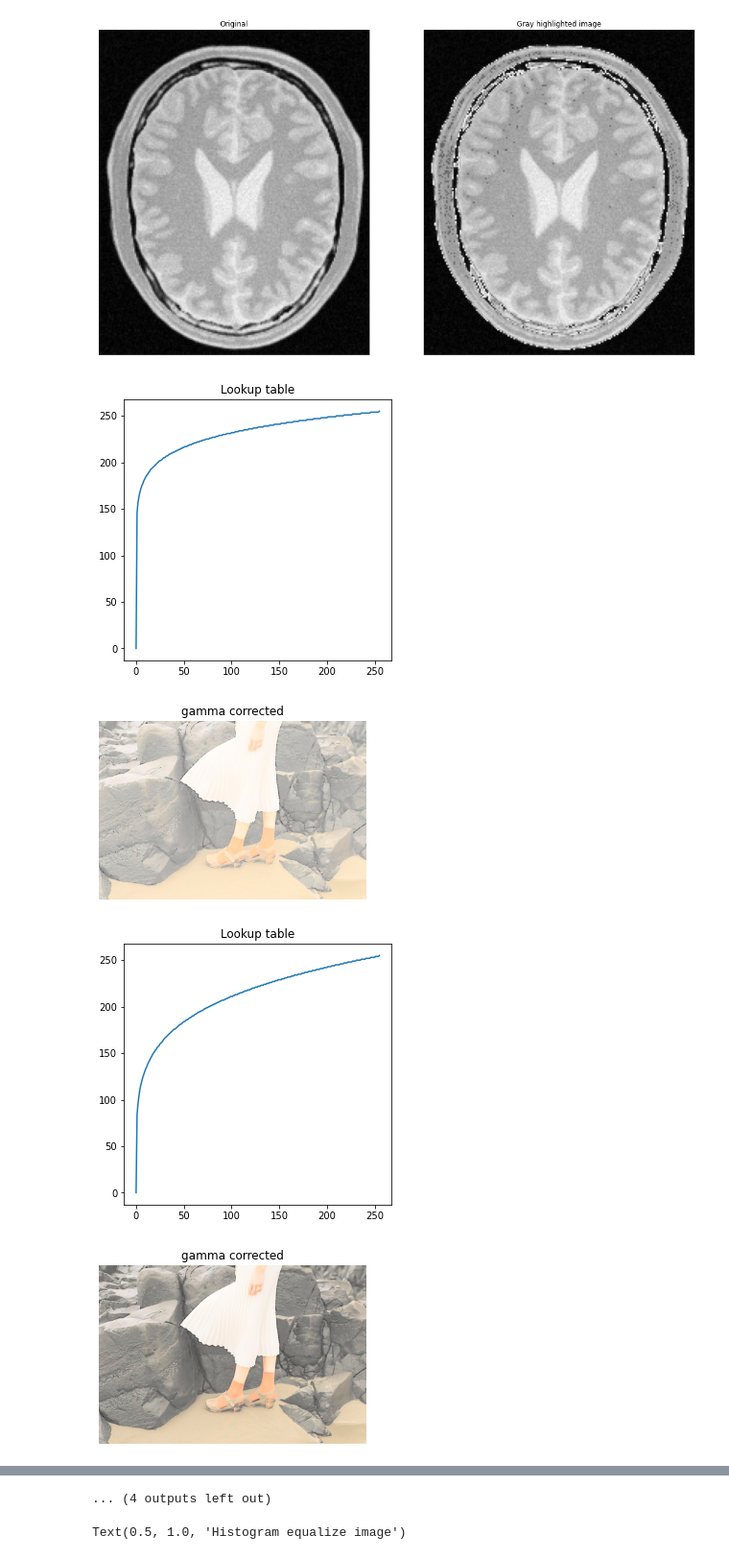
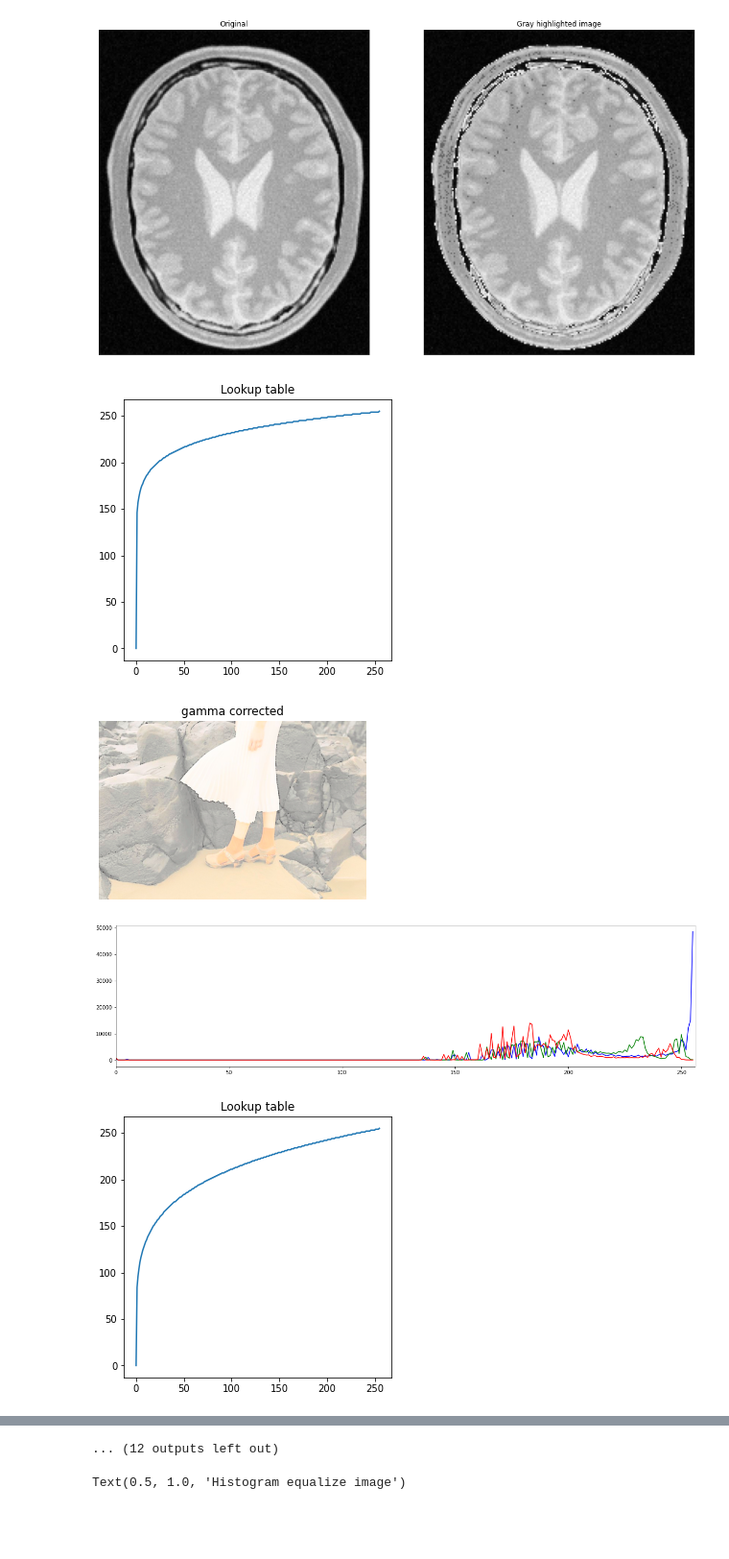
Before and after one commit to devindi99/Image-processing-Excercises, a Jupyter notebook: Excercises/Assignments/Assignment1/190128H_Assignment1.ipynb, the cells around one changed output, grey strips where cells are left out. Shown at 96% size. Saved outputs shown, nothing was run; the diff lists cells and outputs as text; code cells hidden in the pictures; blank space fills up the shorter version.

```diff
--- a/Excercises/Assignments/Assignment1/190128H_Assignment1.ipynb
+++ b/Excercises/Assignments/Assignment1/190128H_Assignment1.ipynb
@@ -127,39 +127,41 @@ plt . show()
 # %%
 import numpy as np
 import cv2 as cv
 import matplotlib.pyplot as plt
 
 im=cv.imread(r'highlights_and_shadows.jpg')
 assert im is not None
-
-# fig,ax = plt.subplots(figsize=(10,10))
-
-# GH=cv.cvtColor(im,cv.COLOR_BGR2RGB)
-# ax.imshow(GH,vmin=0, vmax=255)
-# ax . set_title( "gamma corrected")
 
 gamma = [0.1,0.2,0.5,0.8,1,1.2,1.5,2]
 
 for i in gamma:
     t = np.array([(p/255)**i*255 for p in range (0,256)]).astype(np.uint8)
     GH=cv.cvtColor(im,cv.COLOR_BGR2LAB)
     (L, a, b) = cv.split(GH)
     g1=cv.LUT(L,t)
 
     gamma_corrected = cv.merge([g1,a,b])
     g=cv.cvtColor(gamma_corrected,cv.COLOR_Lab2RGB)
+
     fig,ax = plt.subplots(figsize=(5,5))
     ax.plot(t)
     ax . set_title( "Lookup table")
 
     fig,ax = plt.subplots(figsize=(5,5))
 
     ax.imshow(g,vmin=0, vmax=255)
     ax . set_title( "gamma corrected")
+    plt.axis('off')
 
-    plt.axis('off')
+    color = ('b','g','r')
+    fig,ax = plt.subplots(figsize=(20,5))
+    for i,col in enumerate(color):
+        histr = cv.calcHist([g],[i],None,[256],[0,256])
+        ax.plot(histr,color = col)
+        ax.set_xlim([0,256])
+        # a.show()
 # %% [output]
 [figure]
 [figure]
-[figure, old version]
+[figure, new version]
-[figure, old version]
+[figure, new version]
@@ -174,4 +176,4 @@ for i in gamma:
-... (4 outputs left out)
+... (12 outputs left out)
 # %%
 import numpy as np
 import cv2 as cv
```
Also changed, not shown: parts of 1 cell of this notebook.
